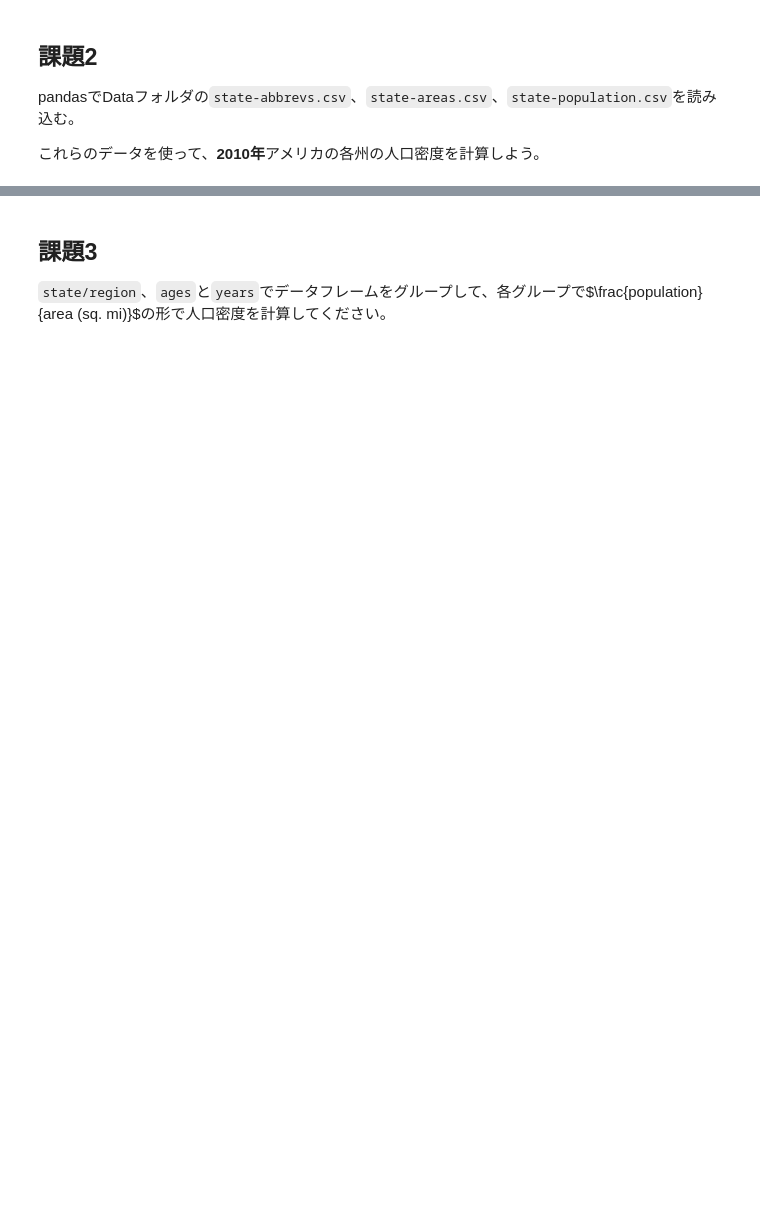
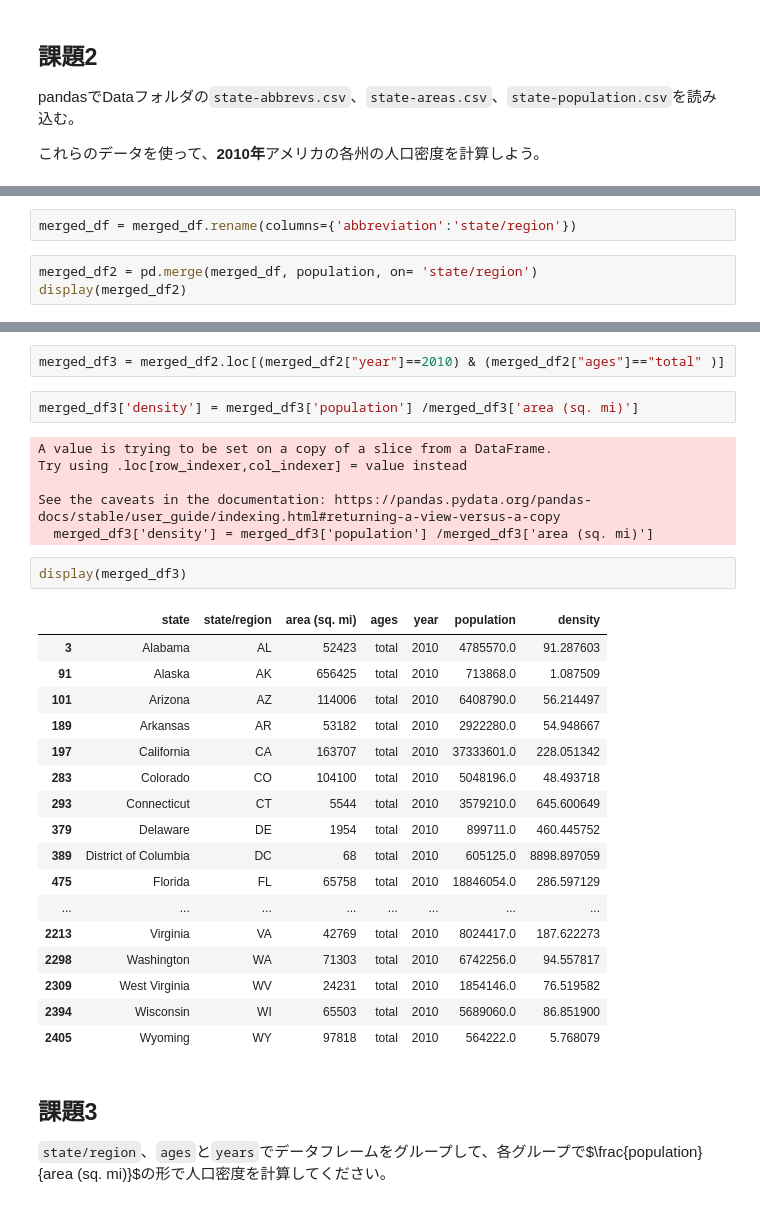
Before and after one commit to tsurugayatakumi/chss_2024_assignment, a Jupyter notebook: Assignment7/assignment7_OkamotoRuka.ipynb, the cells around one changed output, grey strips where cells are left out. Drawn from its saved outputs; the diff is of its cells as text; blank space fills up the shorter version.

```diff
--- a/Assignment7/assignment7_OkamotoRuka.ipynb
+++ b/Assignment7/assignment7_OkamotoRuka.ipynb
@@ -20,0 +47,5 @@
+# %%
+merged_df = merged_df.rename(columns={'abbreviation':'state/region'})
+# %%
+merged_df2 = pd.merge(merged_df, population, on= 'state/region')
+display(merged_df2)
@@ -21,3 +66,33 @@
+# %%
+merged_df3 = merged_df2.loc[(merged_df2["year"]==2010) & (merged_df2["ages"]=="total" )]
+# %%
+merged_df3['density'] = merged_df3['population'] /merged_df3['area (sq. mi)']
+# %% [output]
+A value is trying to be set on a copy of a slice from a DataFrame.
+Try using .loc[row_indexer,col_indexer] = value instead
+
+See the caveats in the documentation: https://pandas.pydata.org/pandas-docs/stable/user_guide/indexing.html#returning-a-view-versus-a-copy
+  merged_df3['density'] = merged_df3['population'] /merged_df3['area (sq. mi)']
+# %%
+display(merged_df3)
+# %% [output]
+|  | state | state/region | area (sq. mi) | ages | year | population | density |
+| 3 | Alabama | AL | 52423 | total | 2010 | 4785570.0 | 91.287603 |
+| 91 | Alaska | AK | 656425 | total | 2010 | 713868.0 | 1.087509 |
+| 101 | Arizona | AZ | 114006 | total | 2010 | 6408790.0 | 56.214497 |
+| 189 | Arkansas | AR | 53182 | total | 2010 | 2922280.0 | 54.948667 |
+| 197 | California | CA | 163707 | total | 2010 | 37333601.0 | 228.051342 |
+| 283 | Colorado | CO | 104100 | total | 2010 | 5048196.0 | 48.493718 |
+| 293 | Connecticut | CT | 5544 | total | 2010 | 3579210.0 | 645.600649 |
+| 379 | Delaware | DE | 1954 | total | 2010 | 899711.0 | 460.445752 |
+| 389 | District of Columbia | DC | 68 | total | 2010 | 605125.0 | 8898.897059 |
+| 475 | Florida | FL | 65758 | total | 2010 | 18846054.0 | 286.597129 |
+| ... | ... | ... | ... | ... | ... | ... | ... |
+| 2213 | Virginia | VA | 42769 | total | 2010 | 8024417.0 | 187.622273 |
+| 2298 | Washington | WA | 71303 | total | 2010 | 6742256.0 | 94.557817 |
+| 2309 | West Virginia | WV | 24231 | total | 2010 | 1854146.0 | 76.519582 |
+| 2394 | Wisconsin | WI | 65503 | total | 2010 | 5689060.0 | 86.851900 |
+| 2405 | Wyoming | WY | 97818 | total | 2010 | 564222.0 | 5.768079 |
 # %% [markdown]
 ## 課題3
 
```
Also changed, not shown: parts of 6 cells of this notebook.
